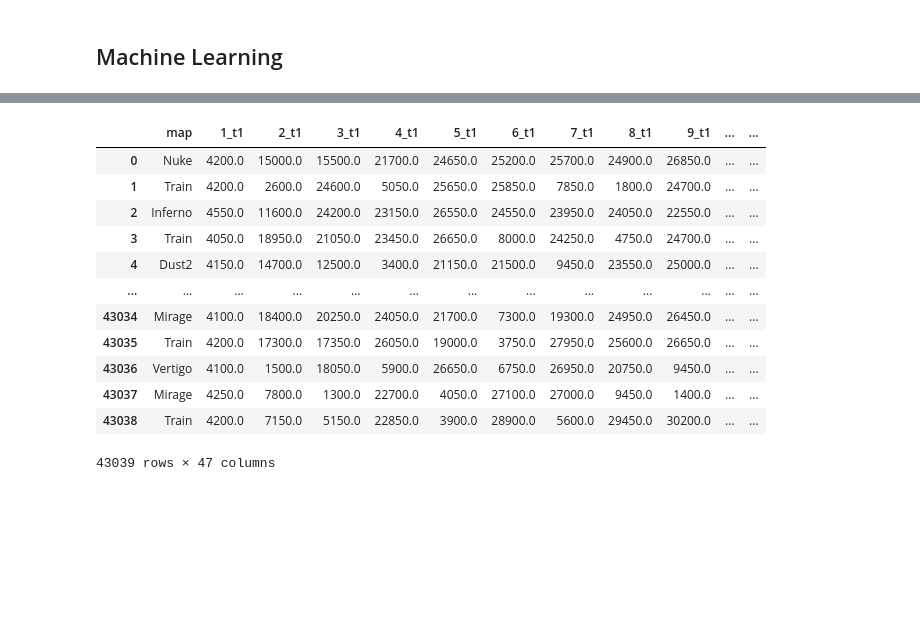
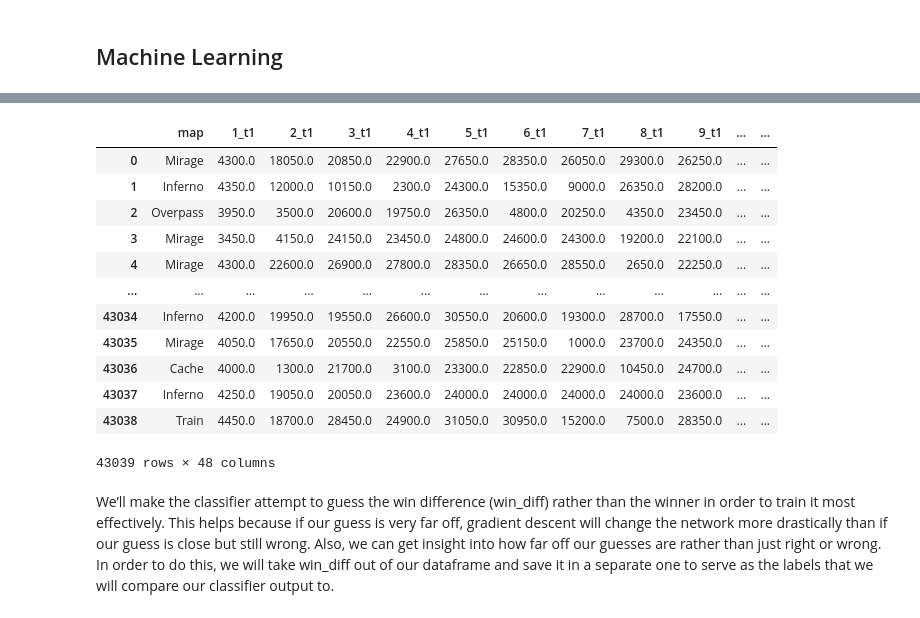
Before and after one commit to wilgaboury/cmsc320-final, a Jupyter notebook: final_project.ipynb, the cells around one changed output, grey strips where cells are left out. Saved outputs shown, nothing was run; the diff lists cells and outputs as text; code cells hidden in the pictures; blank space fills up the shorter version.

```diff
--- a/final_project.ipynb
+++ b/final_project.ipynb
@@ -187,28 +191,28 @@ map_ht_df[['p_value', 'avg_ct_win_rat']]
 # %%
 maps = ["Nuke", "Dust2", "Mirage", "Train", "Cache", "Cobblestone", "Vertigo", "Inferno", "Overpass"]
 
 classifier_df = csgo_df.copy()
 classifier_df = classifier_df.drop(['event_id', 'match_id', 'date', 'best_of', 'team_1', 'team_2'], axis=1)
 classifier_df = classifier_df.drop(classifier_df.loc[:, '16_winner': '30_winner'].columns, axis=1)
 classifier_df = classifier_df.drop(classifier_df.loc[:, '16_t1': '30_t1'].columns, axis=1)
 classifier_df = classifier_df.drop(classifier_df.loc[:, '16_t2': '30_t2'].columns, axis=1)
 classifier_df = classifier_df.query("map in list(" + str(maps) + ")")
 classifier_df = classifier_df.sample(frac=1).reset_index(drop=True)
-label_df = classifier_df["win_ratio"]
-classifier_df = classifier_df.drop(['win_ratio'], axis=1)
 
 classifier_df
 # %% [output]
 |  | map | 1_t1 | 2_t1 | 3_t1 | 4_t1 | 5_t1 | 6_t1 | 7_t1 | 8_t1 | 9_t1 | ... | ... |
-| 0 | Nuke | 4200.0 | 15000.0 | 15500.0 | 21700.0 | 24650.0 | 25200.0 | 25700.0 | 24900.0 | 26850.0 | ... | ... |
-| 1 | Train | 4200.0 | 2600.0 | 24600.0 | 5050.0 | 25650.0 | 25850.0 | 7850.0 | 1800.0 | 24700.0 | ... | ... |
-| 2 | Inferno | 4550.0 | 11600.0 | 24200.0 | 23150.0 | 26550.0 | 24550.0 | 23950.0 | 24050.0 | 22550.0 | ... | ... |
-| 3 | Train | 4050.0 | 18950.0 | 21050.0 | 23450.0 | 26650.0 | 8000.0 | 24250.0 | 4750.0 | 24700.0 | ... | ... |
-| 4 | Dust2 | 4150.0 | 14700.0 | 12500.0 | 3400.0 | 21150.0 | 21500.0 | 9450.0 | 23550.0 | 25000.0 | ... | ... |
+| 0 | Mirage | 4300.0 | 18050.0 | 20850.0 | 22900.0 | 27650.0 | 28350.0 | 26050.0 | 29300.0 | 26250.0 | ... | ... |
+| 1 | Inferno | 4350.0 | 12000.0 | 10150.0 | 2300.0 | 24300.0 | 15350.0 | 9000.0 | 26350.0 | 28200.0 | ... | ... |
+| 2 | Overpass | 3950.0 | 3500.0 | 20600.0 | 19750.0 | 26350.0 | 4800.0 | 20250.0 | 4350.0 | 23450.0 | ... | ... |
+| 3 | Mirage | 3450.0 | 4150.0 | 24150.0 | 23450.0 | 24800.0 | 24600.0 | 24300.0 | 19200.0 | 22100.0 | ... | ... |
+| 4 | Mirage | 4300.0 | 22600.0 | 26900.0 | 27800.0 | 28350.0 | 26650.0 | 28550.0 | 2650.0 | 22250.0 | ... | ... |
 | ... | ... | ... | ... | ... | ... | ... | ... | ... | ... | ... | ... | ... |
-| 43034 | Mirage | 4100.0 | 18400.0 | 20250.0 | 24050.0 | 21700.0 | 7300.0 | 19300.0 | 24950.0 | 26450.0 | ... | ... |
-| 43035 | Train | 4200.0 | 17300.0 | 17350.0 | 26050.0 | 19000.0 | 3750.0 | 27950.0 | 25600.0 | 26650.0 | ... | ... |
-| 43036 | Vertigo | 4100.0 | 1500.0 | 18050.0 | 5900.0 | 26650.0 | 6750.0 | 26950.0 | 20750.0 | 9450.0 | ... | ... |
-| 43037 | Mirage | 4250.0 | 7800.0 | 1300.0 | 22700.0 | 4050.0 | 27100.0 | 27000.0 | 9450.0 | 1400.0 | ... | ... |
-| 43038 | Train | 4200.0 | 7150.0 | 5150.0 | 22850.0 | 3900.0 | 28900.0 | 5600.0 | 29450.0 | 30200.0 | ... | ... |
+| 43034 | Inferno | 4200.0 | 19950.0 | 19550.0 | 26600.0 | 30550.0 | 20600.0 | 19300.0 | 28700.0 | 17550.0 | ... | ... |
+| 43035 | Mirage | 4050.0 | 17650.0 | 20550.0 | 22550.0 | 25850.0 | 25150.0 | 1000.0 | 23700.0 | 24350.0 | ... | ... |
+| 43036 | Cache | 4000.0 | 1300.0 | 21700.0 | 3100.0 | 23300.0 | 22850.0 | 22900.0 | 10450.0 | 24700.0 | ... | ... |
+| 43037 | Inferno | 4250.0 | 19050.0 | 20050.0 | 23600.0 | 24000.0 | 24000.0 | 24000.0 | 24000.0 | 23600.0 | ... | ... |
+| 43038 | Train | 4450.0 | 18700.0 | 28450.0 | 24900.0 | 31050.0 | 30950.0 | 15200.0 | 7500.0 | 28350.0 | ... | ... |
-43039 rows × 47 columns
+43039 rows × 48 columns
+# %% [markdown]
+We’ll make the classifier attempt to guess the win difference (win_diff) rather than the winner in order to train it most effectively. This helps because if our guess is very far off, gradient descent will change the network more drastically than if our guess is close but still wrong. Also, we can get insight into how far off our guesses are rather than just right or wrong. In order to do this, we will take win_diff out of our dataframe and save it in a separate one to serve as the labels that we will compare our classifier output to.
```
Also changed, not shown: parts of 19 cells of this notebook, 1 other file.
